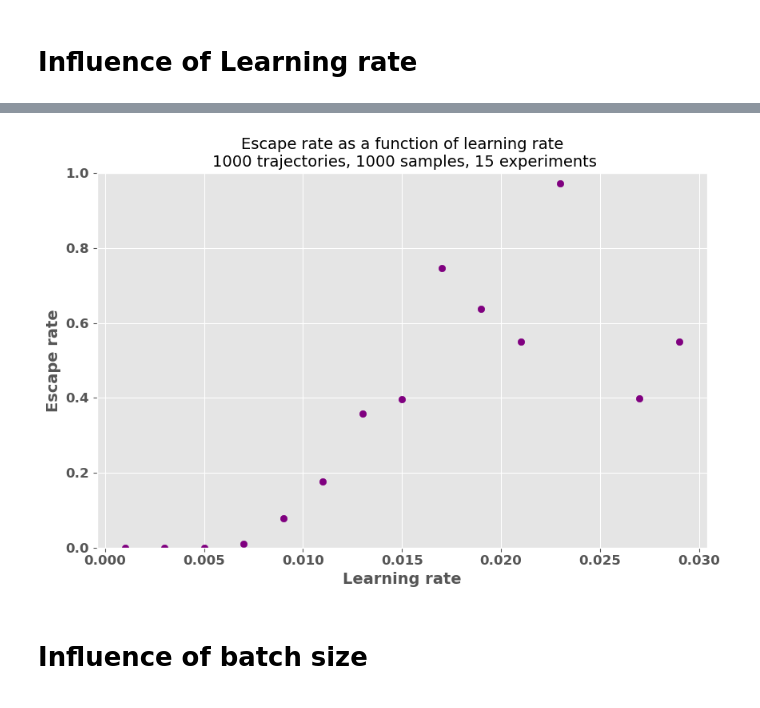
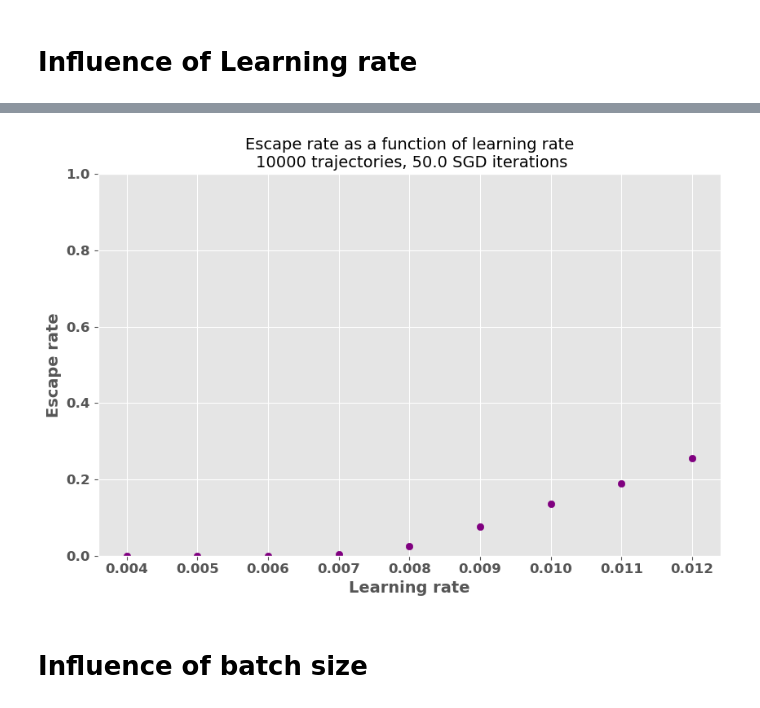
Before and after one commit to gcorlouer/SLTforSGD, a Jupyter notebook: notebooks/hypermateters1d.ipynb, the cells around one changed output, grey strips where cells are left out. Drawn from its saved outputs; the diff is of its cells as text; code cells hidden in the pictures.

```diff
--- a/notebooks/hypermateters1d.ipynb
+++ b/notebooks/hypermateters1d.ipynb
@@ -49,19 +49,20 @@ plt.rcParams.update(params)
 # Influence of sharpness
 # %%
 # Initialise
-nSGD = 10**3
-nsamples = 10**3
+nSGD = 10**4
+nsamples = 5*10**2
 shuffle = True
-batch_size= 20
+batch_size= 10
+w0 = 1.8
 seed_init = 1
 seed_data = 1
-wmax = 4
+wmax = 2*w0
 frac_max = 10**-3
 model = PolyModel(w0=w0, seed=seed_init, wmax=wmax, wmin=-wmax)
 sgd_runner = SGDPolyRunner(nSGD=nSGD, nsamples=nsamples, seed=seed_data, shuffle=shuffle,
                            batch_size=batch_size, auto=True)
 # Run parameter sweep
-w0_range = np.arange(1, 2, 0.05)
+w0_range = np.arange(1.6, 1.95, 0.025)
 batch_range = [25]
 lr_range = [0.01]
 df = sgd_runner.parameter_sweep(w0_range, batch_range, lr_range,
@@ -91,8 +94,8 @@ plt.show()
 # Influence of Learning rate
 # %%
 # Initialise
-nSGD = 10**3
-nsamples = 10**3
+nSGD = 10**4
+nsamples = 5*10**2
 shuffle = True
 seed_init = 1
 seed_data = 1
@@ -104,7 +107,7 @@ sgd_runner = SGDPolyRunner(nSGD=nSGD, nsamples=nsamples, seed=seed_data, shuffle
 # Run parameter sweep
 w0_range = [1.8]
 batch_range = [25]
-lr_range = np.arange(0.001, 0.03, 0.002)
+lr_range = np.arange(0.004, 0.013, 0.001)
 df = sgd_runner.parameter_sweep(w0_range, batch_range, lr_range,
                         model, frac_max=frac_max)
 # %% [output]
@@ -113,24 +124,24 @@ KeyboardInterrupt:
 # %%
 %matplotlib inline
 from scipy.interpolate import griddata
 import matplotlib
 cleaned_df = df.copy().dropna()
 x = cleaned_df['lr']
 y = cleaned_df['escape_rate']
 nexp = len(cleaned_df)
 # Create the scatter plot
 plt.scatter(x, y, c="purple")
 # Adding a colorbar to show the values of escape_rate
 # Adding labels and title
 plt.xlabel('Learning rate')
 plt.ylabel('Escape rate')
 plt.yscale('linear')
 plt.xscale('linear')
-plt.title(f'Escape rate as a function of learning rate\n {nSGD} trajectories, {nsamples} samples, {nexp} experiments')
+plt.title(f'Escape rate as a function of learning rate\n {nSGD} trajectories, {nsamples/batch_size} SGD iterations')
 plt.ylim(0, 1)
 plt.show()
 # %% [output]
-[figure, old version]
+[figure, new version]
 # %% [markdown]
 # Influence of batch size
 # %%
```
Also changed, not shown: parts of 5 cells of this notebook.
